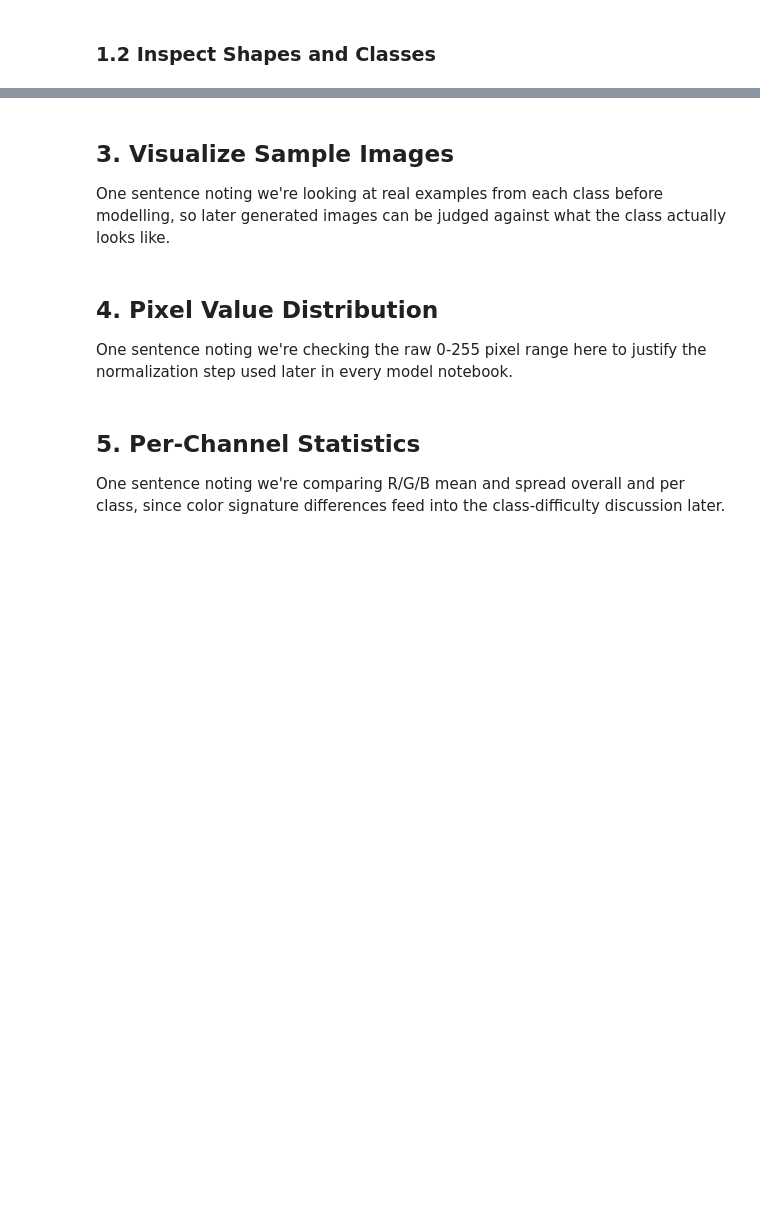
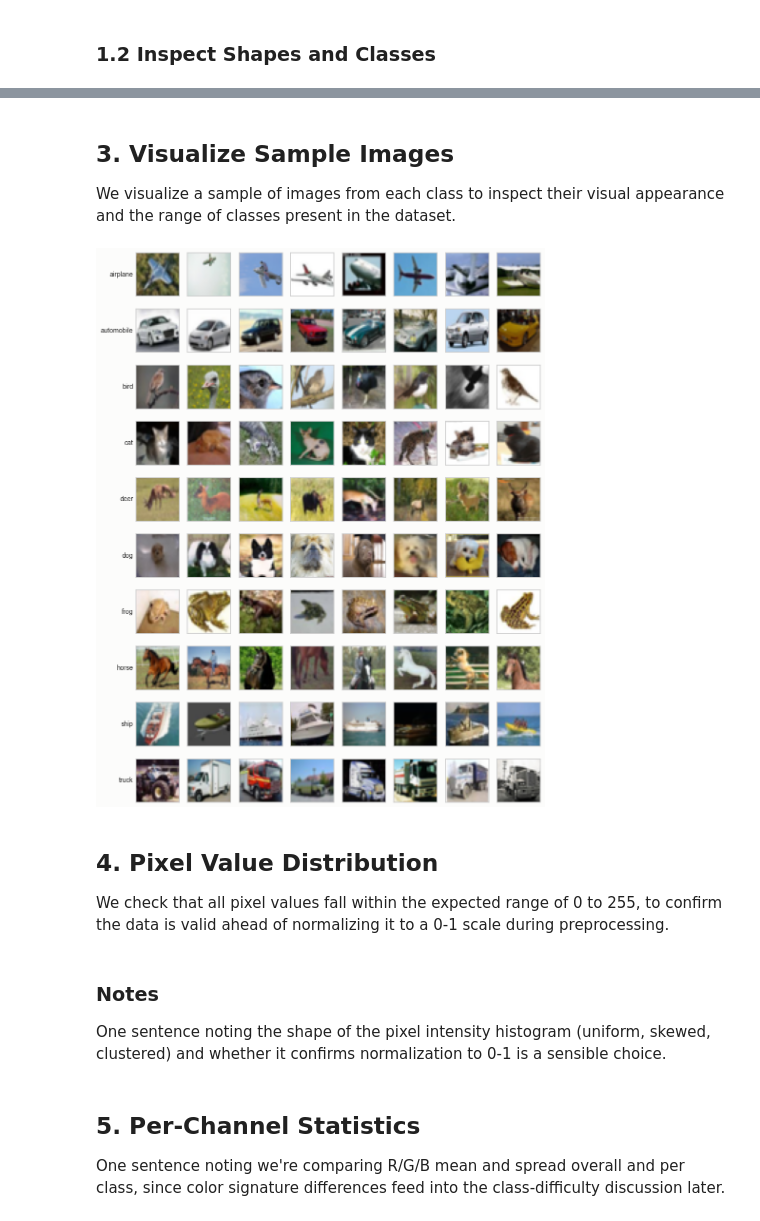
Before and after one commit to pufferfish3e/st1504-ca2, a Jupyter notebook: vae_gan_eda.ipynb, the cells around one changed output, grey strips where cells are left out. Cells and saved outputs as stored; diff of their text form; code cells hidden in the pictures; blank space fills up the shorter version.

```diff
--- a/vae_gan_eda.ipynb
+++ b/vae_gan_eda.ipynb
@@ -23,15 +100,40 @@ One sentence noting we're checking counts per class to confirm CIFAR10 is exactl
 # %% [markdown]
 ## 3. Visualize Sample Images
 
-One sentence noting we're looking at real examples from each class before modelling, so later generated images can be judged against what the class actually looks like.
+We visualize a sample of images from each class to inspect their visual appearance and the range of classes present in the dataset.
 # %%
-# Show a grid with one row per class, a handful of sample images per row, labelled with class names.
+# One row per class, 8 randomly sampled images per row, labelled with the class name.
+n_samples = 8
+rng = np.random.default_rng(42)
+
+fig, axes = plt.subplots(len(class_names), n_samples,
+                          figsize=(n_samples * 1.2, len(class_names) * 1.2))
+
+for class_idx, class_name in enumerate(class_names):
+    class_indices = np.where(y_train == class_idx)[0]
+    sample_indices = rng.choice(class_indices, size=n_samples, replace=False)
+    for col, img_idx in enumerate(sample_indices):
+        ax = axes[class_idx, col]
+        ax.imshow(x_train[img_idx])
+        ax.set_xticks([])
+        ax.set_yticks([])
+        if col == 0:
+            ax.set_ylabel(class_name, rotation=0, ha="right", va="center", fontsize=10)
+
+plt.tight_layout()
+plt.show()
+# %% [output]
+[figure, added]
 # %% [markdown]
 ## 4. Pixel Value Distribution
 
-One sentence noting we're checking the raw 0-255 pixel range here to justify the normalization step used later in every model notebook.
+We check that all pixel values fall within the expected range of 0 to 255, to confirm the data is valid ahead of normalizing it to a 0-1 scale during preprocessing.
 # %%
 # Histogram of raw pixel intensities (0-255) across a sample of images, motivating normalization done later in each model notebook.
+# %% [markdown]
+### Notes
+
+One sentence noting the shape of the pixel intensity histogram (uniform, skewed, clustered) and whether it confirms normalization to 0-1 is a sensible choice.
 # %% [markdown]
 ## 5. Per-Channel Statistics
 
```
Also changed, not shown: parts of 13 cells of this notebook, 6 other files.
